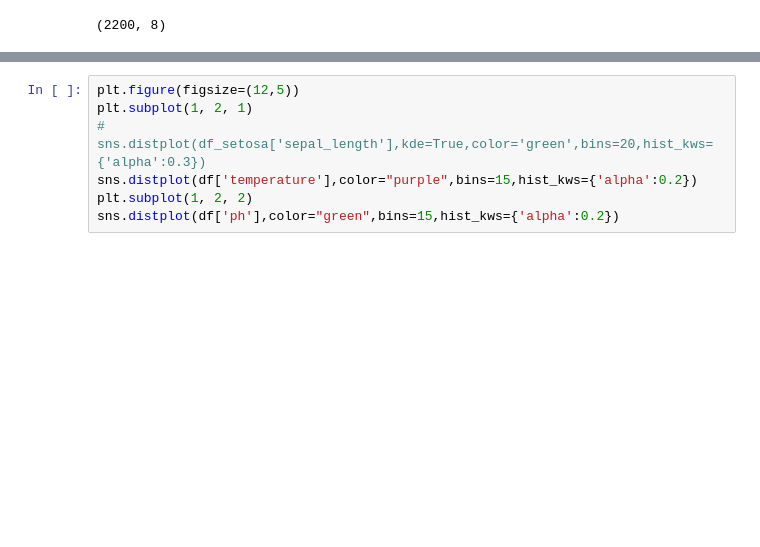
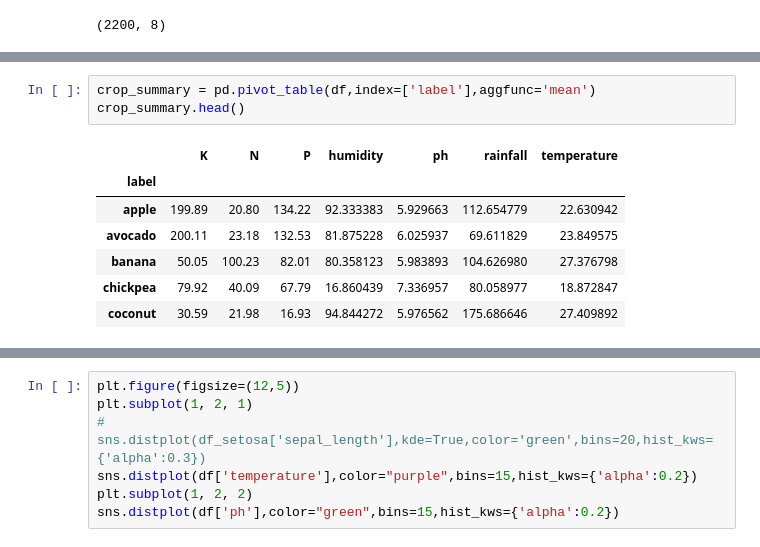
Before and after one commit to owayamaani/smart-soil, a Jupyter notebook: soill.ipynb, the cells around one changed output, grey strips where cells are left out. Drawn from its saved outputs; the diff is of its cells as text; blank space fills up the shorter version.

```diff
--- a/soill.ipynb
+++ b/soill.ipynb
@@ -114,0 +148,11 @@ sns.heatmap(corr , ax=ax ,   cmap="rocket_r")
+# %%
+crop_summary = pd.pivot_table(df,index=['label'],aggfunc='mean')
+crop_summary.head()
+# %% [output]
+|  | K | N | P | humidity | ph | rainfall | temperature |
+| label |  |  |  |  |  |  |  |
+| apple | 199.89 | 20.80 | 134.22 | 92.333383 | 5.929663 | 112.654779 | 22.630942 |
+| avocado | 200.11 | 23.18 | 132.53 | 81.875228 | 6.025937 | 69.611829 | 23.849575 |
+| banana | 50.05 | 100.23 | 82.01 | 80.358123 | 5.983893 | 104.626980 | 27.376798 |
+| chickpea | 79.92 | 40.09 | 67.79 | 16.860439 | 7.336957 | 80.058977 | 18.872847 |
+| coconut | 30.59 | 21.98 | 16.93 | 94.844272 | 5.976562 | 175.686646 | 27.409892 |
```
Also changed, not shown: parts of 15 cells of this notebook.
